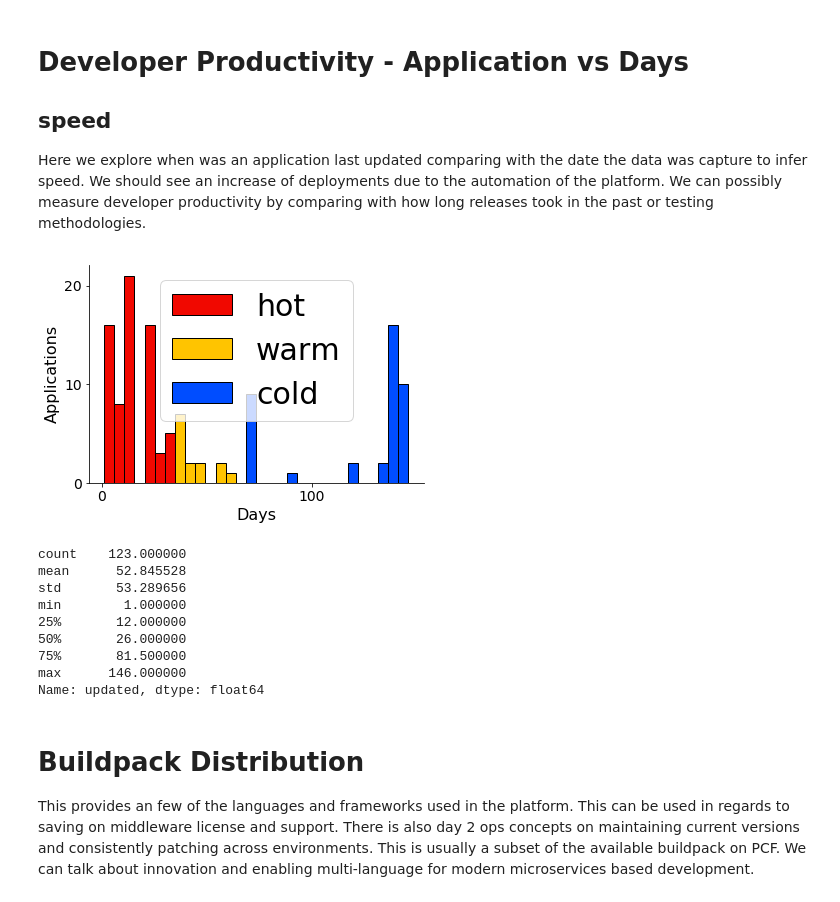
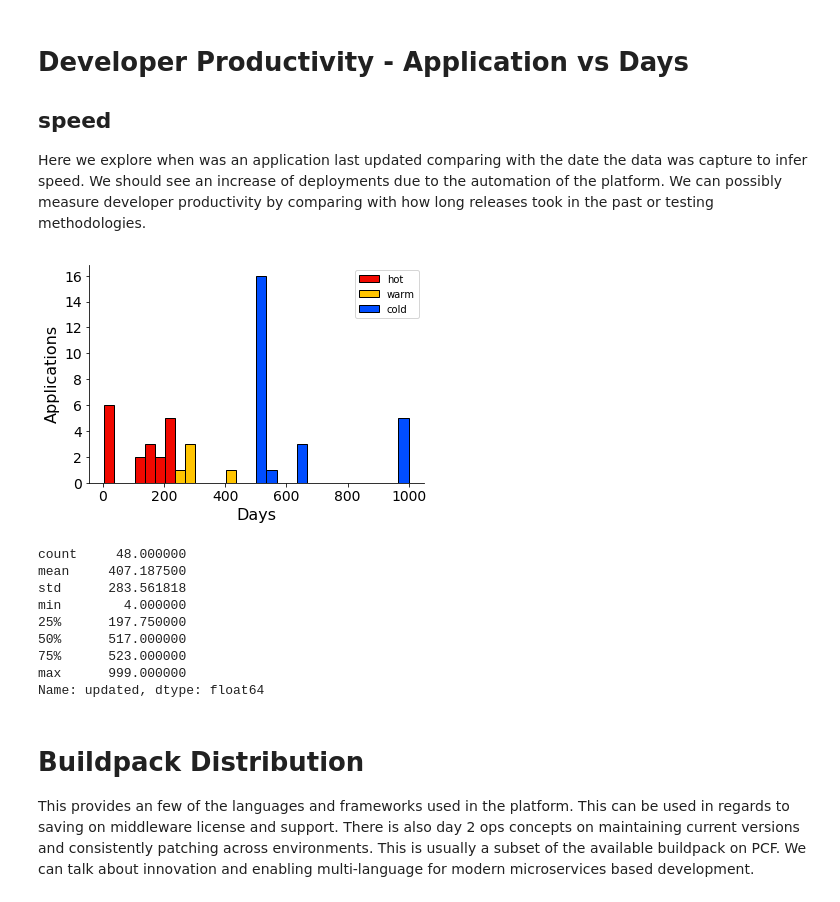
Before and after one commit to mborges-pivotal/pcf-usage, a Jupyter notebook: pcf_foundation.ipynb, the cells around one changed output. Cells and saved outputs as stored; diff of their text form; code cells hidden in the pictures.

Commit message:
Fixed missing import, bad variable name, and allowed for null app update date

```diff
--- a/pcf_foundation.ipynb
+++ b/pcf_foundation.ipynb
@@ -30,8 +30,8 @@ from IPython.display import display
 # diego_cell = {"number_of": 8, "vcpu": 8, "ram_gb": 32, "disk_gb": 256 }
 
 # Sample 2
-file = "/Users/mborges/Tools/PCF/scripts/samples/sample2_foundation.json"
-capture_date = datetime.datetime(2018, 7, 4, 22, 0)
+file = "/Users/bthelen/workspace/pcf-usage/pws_foundation.json"
+capture_date = datetime.datetime(2018, 7, 11, 12, 0)
 diego_cell = {"number_of": 6, "vcpu": 4, "ram_gb": 30.5, "disk_gb": 128 }
 
 ##########################################################
@@ -204,57 +203,59 @@ VBox(children=(Label(value='Organizations'), interactive(children=(Select(descri
 ## speed
 Here we explore when was an application last updated comparing with the date the data was capture to infer speed. We should see an increase of deployments due to the automation of the platform. We can possibly measure developer productivity by comparing with how long releases took in the past or testing methodologies.
 # %%
-import pylab as plt
 from matplotlib.patches import Rectangle
 
 #d = datetime.datetime.strptime('2018-02-07T03:17:13Z', '%Y-%m-%dT%H:%M:%SZ')
 def get_days(last_updated):
-    deltatime = capture_date - datetime.datetime.strptime(last_updated, '%Y-%m-%dT%H:%M:%SZ')
-    return deltatime.days
+    if last_updated is not None:
+        deltatime = capture_date - datetime.datetime.strptime(last_updated, '%Y-%m-%dT%H:%M:%SZ')
+        return deltatime.days
+    else:
+        return 999
 
 # df_non_system_apps['days'] = df_non_system_apps['updated'].apply(get_days)
 app_days = df_non_system_apps['updated'].apply(get_days)
 
 #app_days.plot.hist(bins=50)
 N, bins, patches = plt.hist(app_days, 30, ec='k')
 
 cmap = plt.get_cmap('jet')
 hot = cmap(0.9)
 warm =cmap(0.7)
 cold = cmap(0.2)
 
 for i in range(0,7):
     patches[i].set_facecolor(hot)
 for i in range(7,14):
     patches[i].set_facecolor(warm)
 for i in range(14,30):
     patches[i].set_facecolor(cold)
 
 #create legend
 handles = [Rectangle((0,0),1,1,color=c,ec="k") for c in [hot,warm, cold]]
 labels= ["hot","warm", "cold"]
 plt.legend(handles, labels)
 
 plt.xlabel('Days', fontsize=16)
 plt.ylabel('Applications', fontsize=16)
 plt.xticks(fontsize=14)
 plt.yticks(fontsize=14)
 
 plt.gca().spines["top"].set_visible(False)
 plt.gca().spines["right"].set_visible(False)
 # %% [output]
-[figure, old version]
+[figure, new version]
 # %%
 app_days.describe()
 # %% [output]
-count    123.000000
-mean      52.845528
-std       53.289656
-min        1.000000
-25%       12.000000
-50%       26.000000
-75%       81.500000
-max      146.000000
+count     48.000000
+mean     407.187500
+std      283.561818
+min        4.000000
+25%      197.750000
+50%      517.000000
+75%      523.000000
+max      999.000000
 Name: updated, dtype: float64
 # %% [markdown]
 # Buildpack Distribution
```
Also changed, not shown: parts of 11 cells of this notebook.
